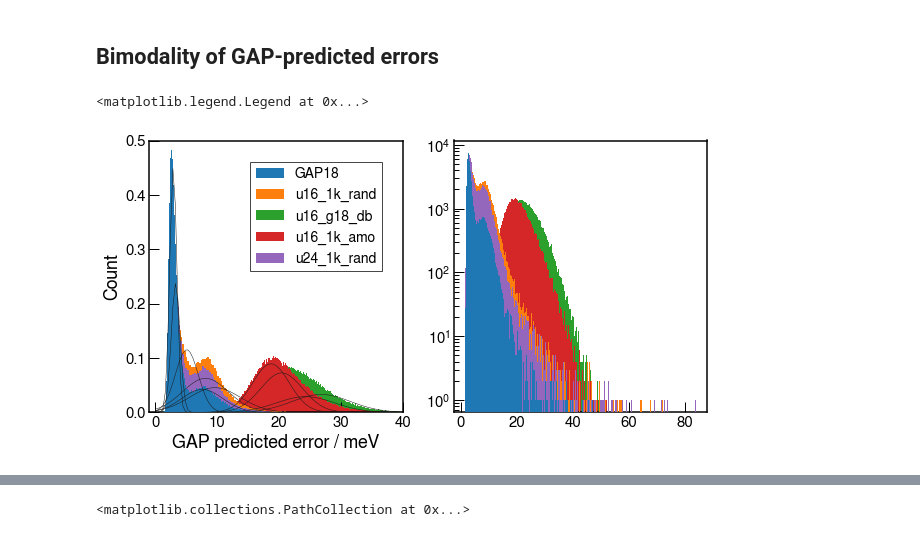
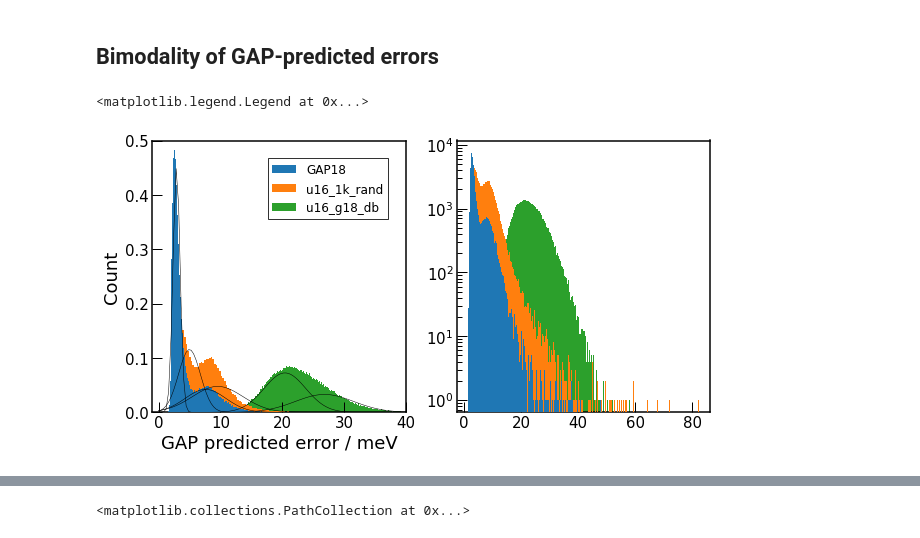
Before and after one commit to MorrowChem/Ge_analysis_local, a Jupyter notebook: MTP_from_GAP_rmse.ipynb, the cells around one changed output, grey strips where cells are left out. Drawn from its saved outputs; the diff is of its cells as text; code cells hidden in the pictures.

```diff
--- a/MTP_from_GAP_rmse.ipynb
+++ b/MTP_from_GAP_rmse.ipynb
@@ -416,7 +416,7 @@ MTPs_rmse = []
 # %%
 extras = []
 for i in listdir('MTPs_rmse'):
-    if i not in MTPs_rmse:
+    if i[:-4] not in [i.name for i in MTPs_rmse]:
         MTPs_rmse.append(MTP(join('MTPs_rmse', i),
                              potential_name=i[:-4], **gls))
         extras.append(i)
@@ -1063,30 +1052,30 @@ with open(join(gldir, 'run_100k_u24_m1.5_fw0.1_PQ1k_rand_G18_retrain_relabel_SOA
 import scipy as sci
 # %%
 fig, (axs, axs2) = plt.subplots(1,2, figsize=(10,5))
-dat = [VLDg18_ff, PQ1k_rand_16, u16_g18db, PQ1k_amo_16, u24_rand_retrain]
-labels = ['GAP18', 'u16_1k_rand', 'u16_g18_db', 'u16_1k_amo', 'u24_1k_rand']
-zs = [5, 4, 1, 2, 4.5]
+dat = [VLDg18_ff, PQ1k_rand_16, u16_g18db]# PQ1k_amo_16, u24_rand_retrain]
+labels = ['GAP18', 'u16_1k_rand', 'u16_g18_db']#'u16_1k_amo', 'u24_1k_rand']
+zs = [5, 4, 1, 2, 4.5]; x = np.linspace(0,40,100)
 
 for i, val in enumerate(dat):
     axs.hist(np.sqrt(val.arrays['GAP18_variance'])*1000, bins=300, label=labels[i], zorder=zs[i], density=True)
     axs2.hist(np.sqrt(val.arrays['GAP18_variance'])*1000, bins=300, label=labels[i], zorder=zs[i])
     mixture = GaussianMixture(n_components=2).fit(1000*np.sqrt(val.arrays['GAP18_variance']).reshape(-1, 1))
     means_hat = mixture.means_.flatten()
     weights_hat = mixture.weights_.flatten()
     sds_hat = np.sqrt(mixture.covariances_).flatten()
 #     axs.plot(x := np.linspace(0,40,100), sum([weights_hat[i]*sci.stats.norm(means_hat[i],sds_hat[i]).pdf(x)
 #                                               for i in range(len(means_hat))]), zorder=10, color='k')
     vals = [weights_hat[i]*sci.stats.norm(means_hat[i],sds_hat[i]).pdf(x)
                                                for i in range(len(means_hat))]
     for i in vals:
-        axs.plot(x := np.linspace(0,40,100), i, zorder=10, color='k', linewidth=0.5)
+        axs.plot(x, i, zorder=10, color='k', linewidth=0.5)
 
 axs2.set_yscale('log')
 axs.set(ylim=(0,0.5), xlim=(-1,40), xlabel='GAP predicted error / meV', ylabel='Count')
 # axs2.set(ylim=(0,4000))
 axs.legend()
 # %% [output]
 <matplotlib.legend.Legend at 0x...>
-[figure, old version]
+[figure, new version]
 # %%
 sns.reset_orig()
```
Also changed, not shown: parts of 5 cells of this notebook, 3 other files.
